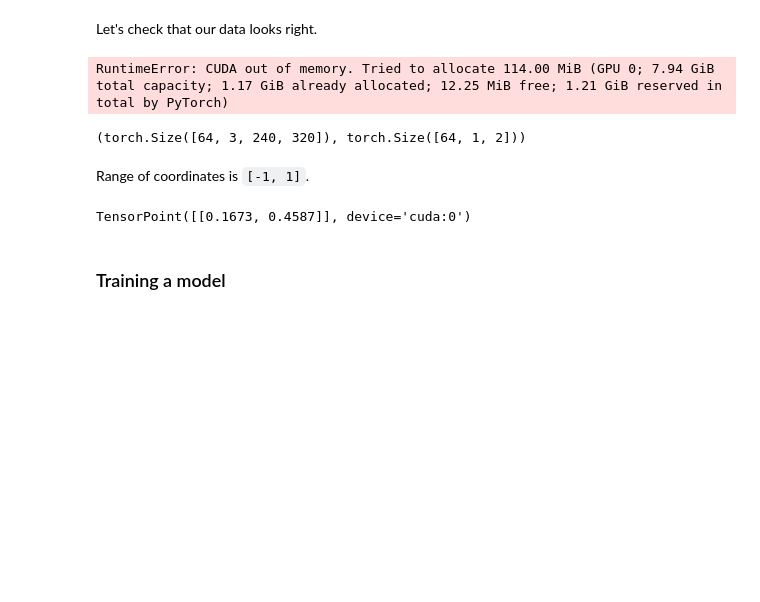
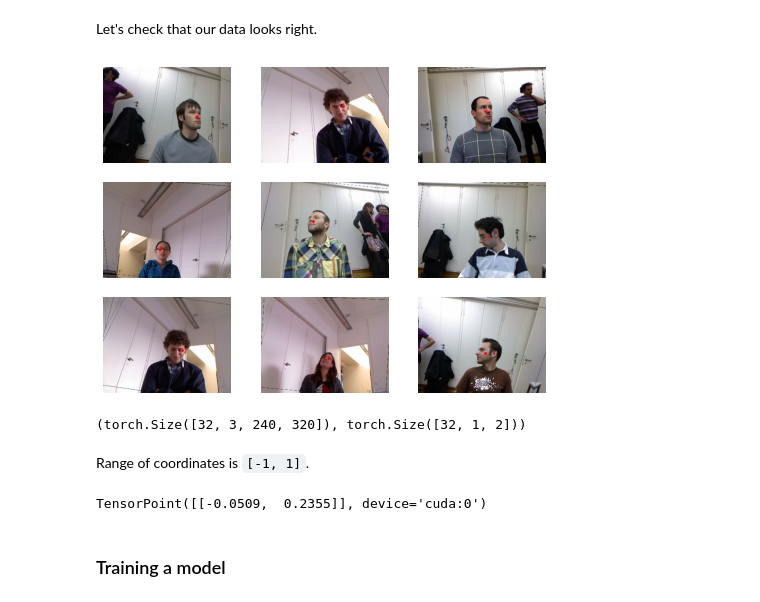
Before and after one commit to dqna64/fastbook-experimental, a Jupyter notebook: 06-2.ipynb, the cells around one changed output. Drawn from its saved outputs; the diff is of its cells as text; code cells hidden in the pictures; blank space fills up the shorter version.

Commit message:
Trained key point image regression model

```diff
--- a/06-2.ipynb
+++ b/06-2.ipynb
@@ -66,21 +66,21 @@ datablock = DataBlock(
 # %% [markdown]
 Let's check that our data looks right.
 # %%
-dataloaders = datablock.dataloaders(path)
+dataloaders = datablock.dataloaders(path, bs=32)
 dataloaders.show_batch(max_n=9, figsize=(8,6))
 # %% [output]
-RuntimeError: CUDA out of memory. Tried to allocate 114.00 MiB (GPU 0; 7.94 GiB total capacity; 1.17 GiB already allocated; 12.25 MiB free; 1.21 GiB reserved in total by PyTorch)
+[figure, added]
 # %%
 xb, yb = dataloaders.one_batch()
 xb.shape, yb.shape
 # %% [output]
-(torch.Size([64, 3, 240, 320]), torch.Size([64, 1, 2]))
+(torch.Size([32, 3, 240, 320]), torch.Size([32, 1, 2]))
 # %% [markdown]
 Range of coordinates is `[-1, 1]`.
 # %%
 yb[0]
 # %% [output]
-TensorPoint([[0.1673, 0.4587]], device='cuda:0')
+TensorPoint([[-0.0509,  0.2355]], device='cuda:0')
 # %% [markdown]
 ### Training a model
 # %% [markdown]
```
Also changed, not shown: parts of 9 cells of this notebook.
